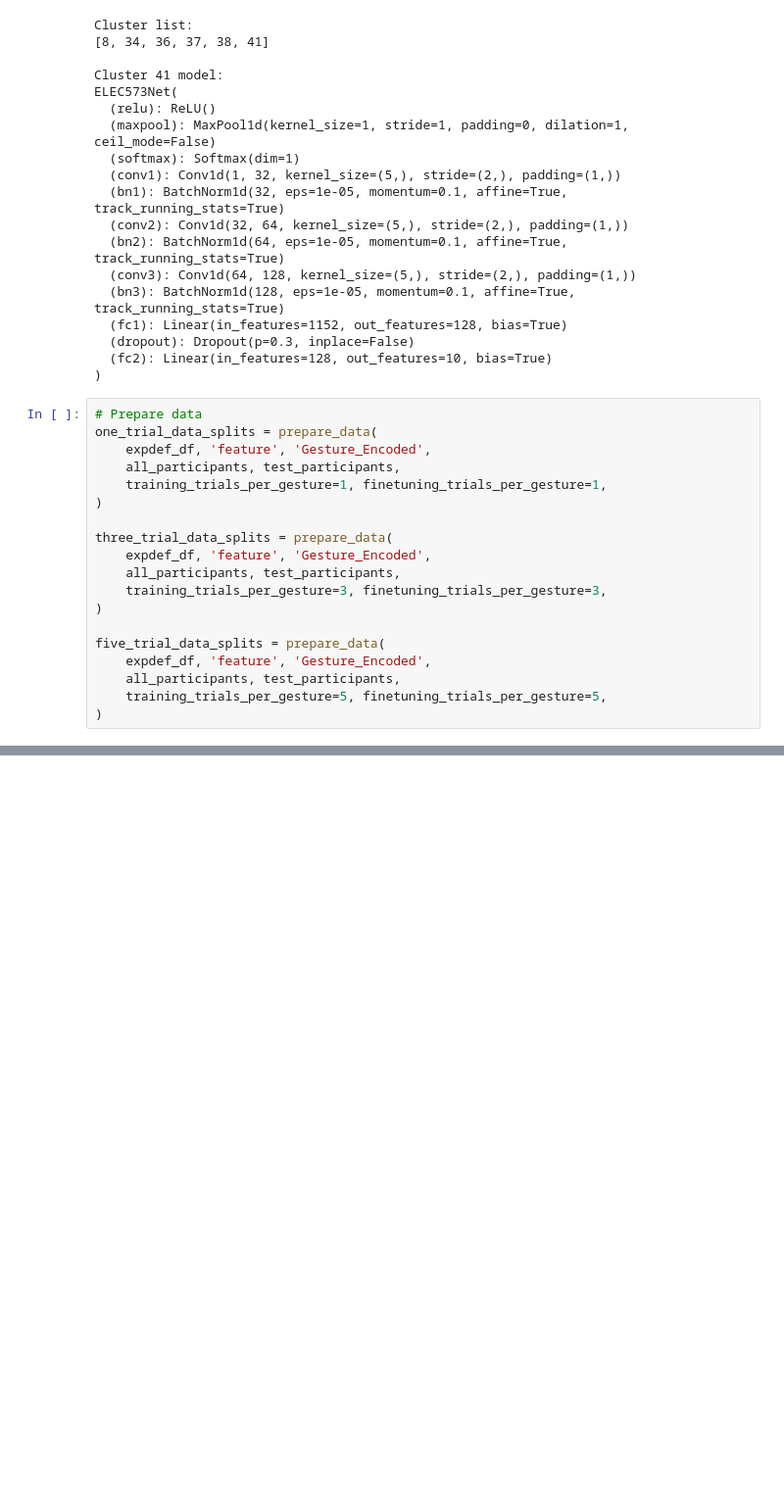
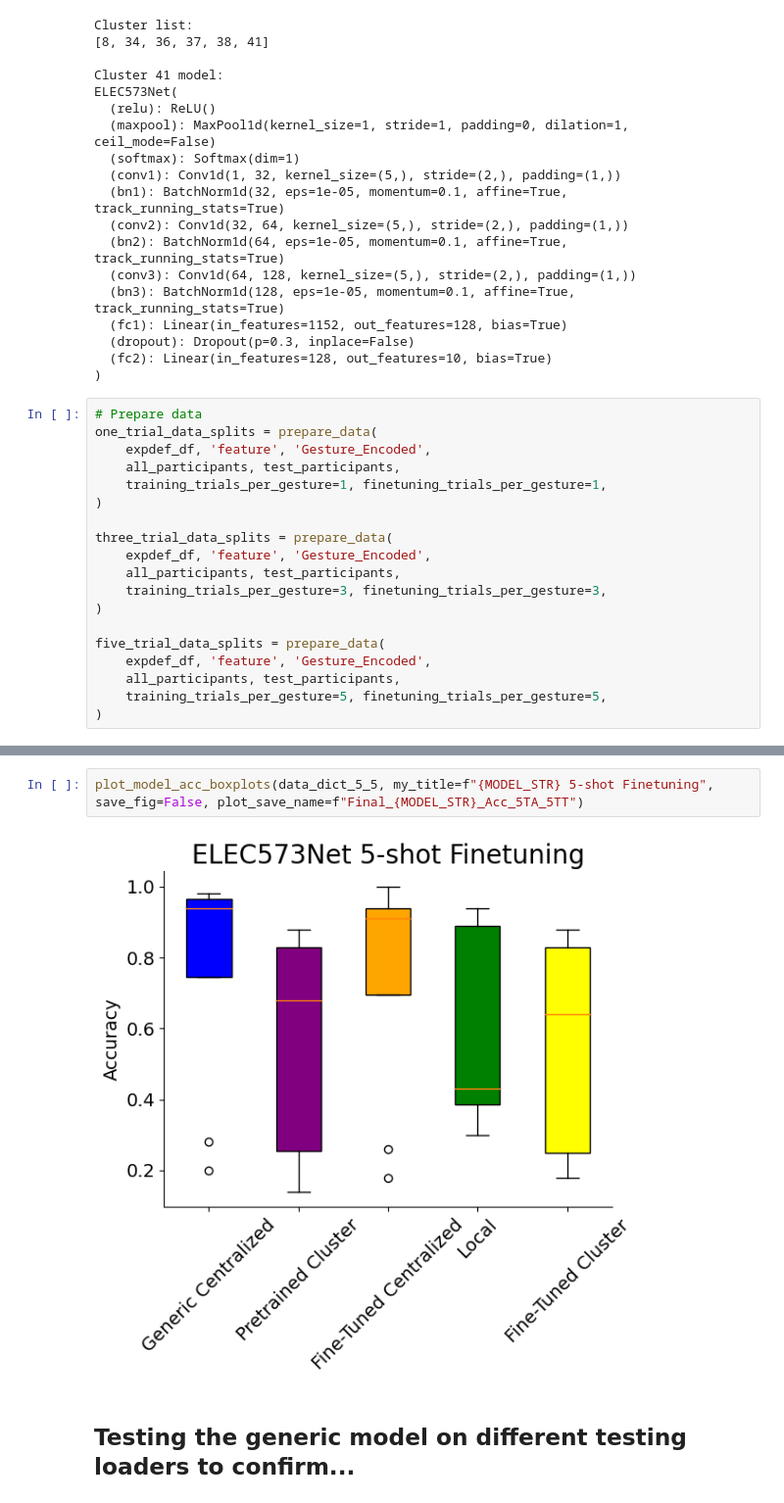
Before and after one commit to kdmalc/fl-gestures, a Jupyter notebook: ELEC573_Proj/101_ELEC573CNN_AMC_FT_Study.ipynb, the cells around one changed output, grey strips where cells are left out. Shown at 98% size. Saved outputs shown, nothing was run; the diff lists cells and outputs as text; blank space fills up the shorter version.

```diff
--- a/ELEC573_Proj/101_ELEC573CNN_AMC_FT_Study.ipynb
+++ b/ELEC573_Proj/101_ELEC573CNN_AMC_FT_Study.ipynb
@@ -319,0 +322,6 @@ plot_model_acc_boxplots(data_dict_1_1, my_title=f"{MODEL_STR} Accuracy: 1 Trial
+# %%
+plot_model_acc_boxplots(data_dict_5_5, my_title=f"{MODEL_STR} 5-shot Finetuning", save_fig=False, plot_save_name=f"Final_{MODEL_STR}_Acc_5TA_5TT")
+# %% [output]
+[figure, added]
+# %% [markdown]
+## Testing the generic model on different testing loaders to confirm...
```
Also changed, not shown: parts of 27 cells of this notebook, 3 other files.
